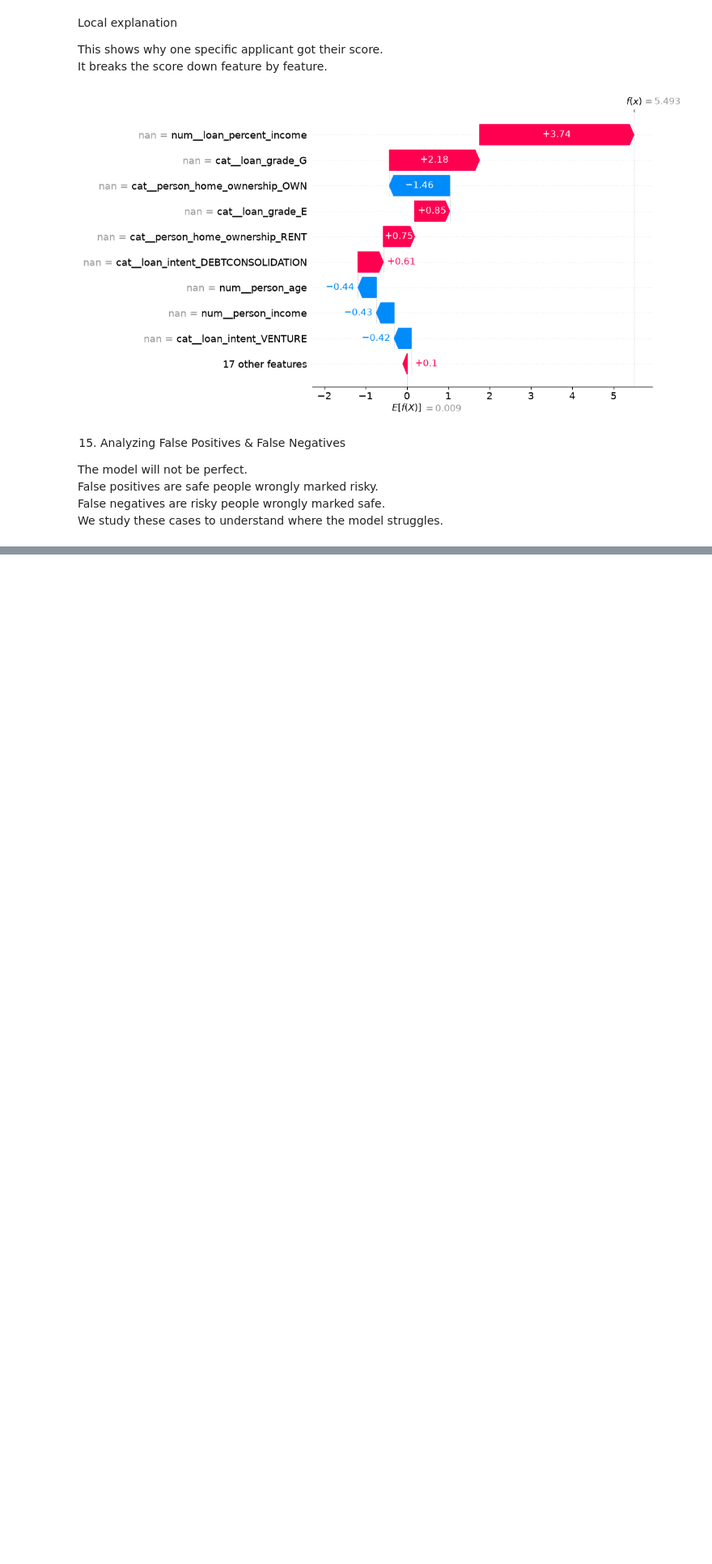
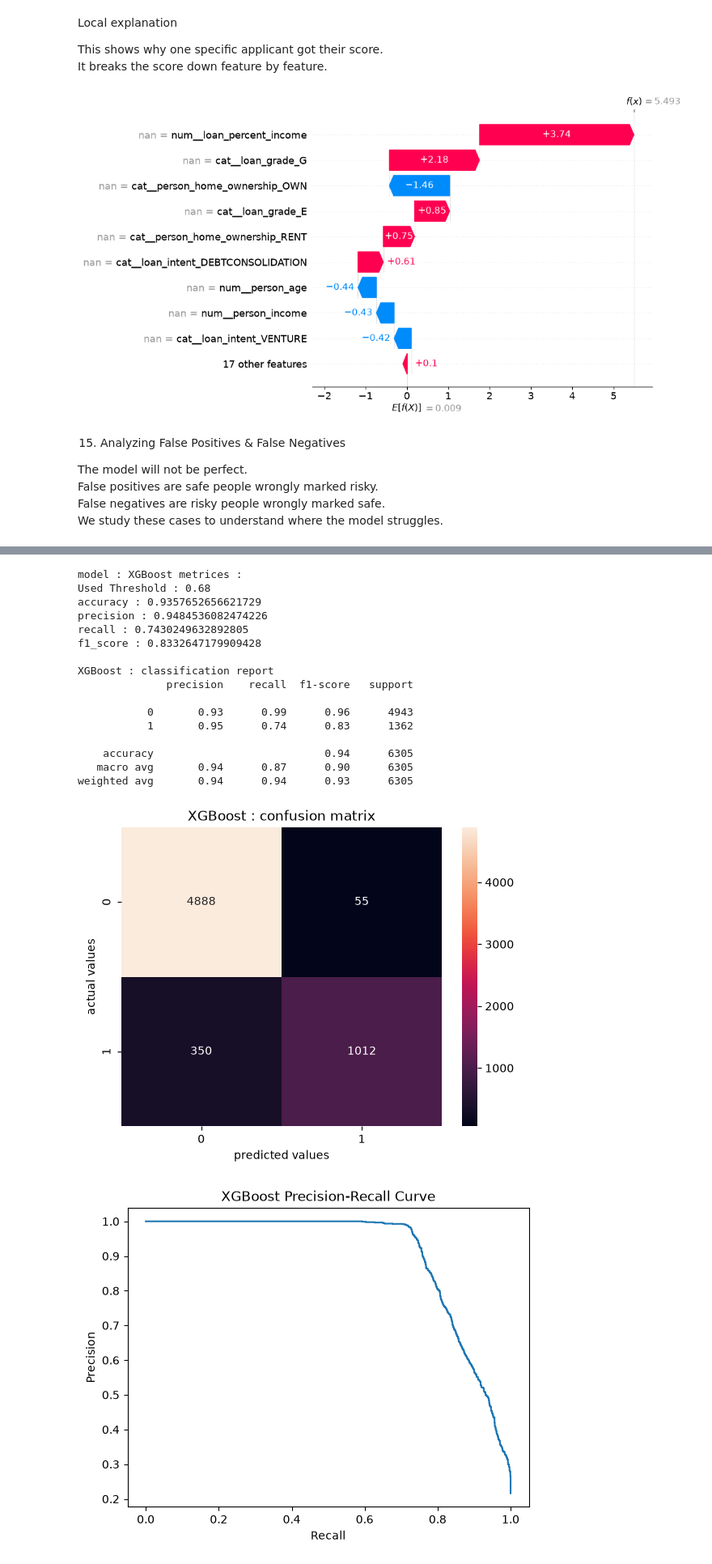
Before and after one commit to ShamsherCoder09/Credit-Risk-Project, a Jupyter notebook: credit-risk.ipynb, the cells around one changed output, grey strips where cells are left out. Shown at 81% size. Saved outputs shown, nothing was run; the diff lists cells and outputs as text; code cells hidden in the pictures; blank space fills up the shorter version.

```diff
--- a/credit-risk.ipynb
+++ b/credit-risk.ipynb
@@ -828,0 +861,34 @@ We study these cases to understand where the model struggles.
+# %%
+#Get the prob. of class 1 from XGBoost
+calibrated_prob = calibrated_model.predict_proba(X_test)[:,1]
+#For each threshold calculate Precision and Recall
+precisions, recalls, thresholds = precision_recall_curve(y_test, calibrated_prob)
+
+#Calculate F1 score for each threshold
+f1 = 2 * (precisions*recalls) / (precisions + recalls + 1e-9)
+
+#Get the threshold that produces the highest f1-score
+best = np.argmax(f1[:-1])
+best_threshold = thresholds[best]
+
+#Evaluate the XGBoost model using that threshold.
+evaluate_model("XGBoost", xg_model, X_test, y_test, best_threshold)
+# %% [output]
+model : XGBoost metrices :
+Used Threshold : 0.68
+accuracy : 0.9357652656621729
+precision : 0.9484536082474226
+recall : 0.7430249632892805
+f1_score : 0.8332647179909428
+
+XGBoost : classification report
+              precision    recall  f1-score   support
+
+           0       0.93      0.99      0.96      4943
+           1       0.95      0.74      0.83      1362
+
+    accuracy                           0.94      6305
+   macro avg       0.94      0.87      0.90      6305
+weighted avg       0.94      0.94      0.93      6305
+[figure, added]
+[figure, added]
```
Also changed, not shown: parts of 12 cells of this notebook, 2 other files.
